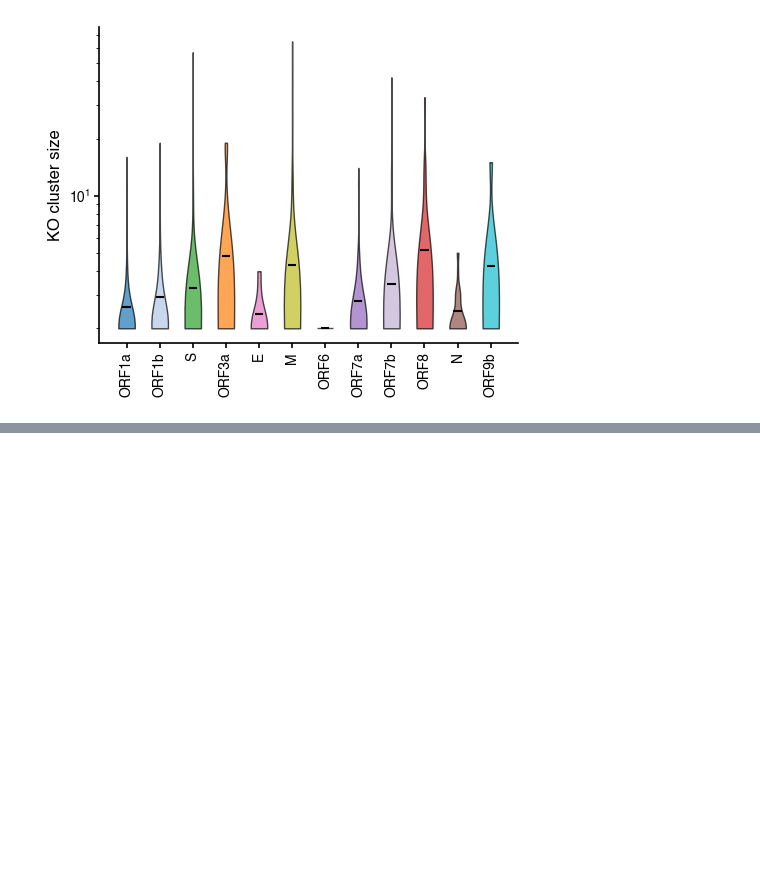
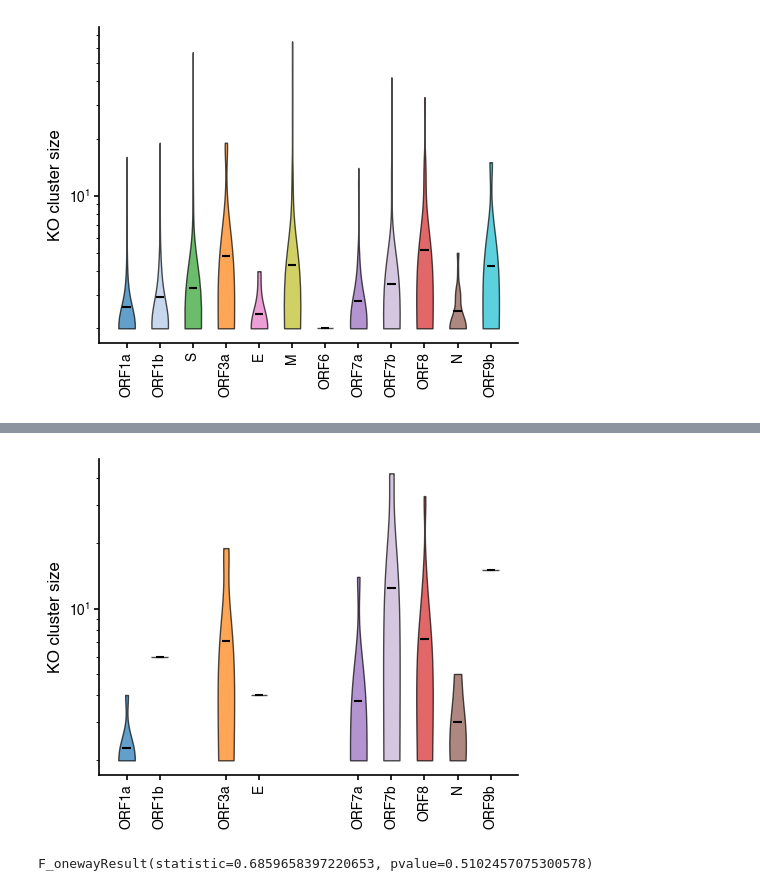
Before and after one commit to blab/ncov-orf8, a Jupyter notebook: notebooks/Fig2.ipynb, the cells around one changed output, grey strips where cells are left out. Drawn from its saved outputs; the diff is of its cells as text; code cells hidden in the pictures; blank space fills up the shorter version.

Commit message:
Check results by year

```diff
--- a/notebooks/Fig2.ipynb
+++ b/notebooks/Fig2.ipynb
@@ -615,0 +485,9 @@ F_onewayResult(statistic=0.6489590387871653, pvalue=0.584390851161913)
+# %%
+d,mean = plot_clusters(clusters_df[~((clusters_df.gene=='ORF8') & ((clusters_df.cluster==5)|(clusters_df.cluster==84)))], 'KO cluster size',koType='earlyStop')
+# %% [output]
+[figure, added]
+# %%
+len(d)
+st.f_oneway(d[2],d[5],d[6])
+# %% [output]
+F_onewayResult(statistic=0.6859658397220653, pvalue=0.5102457075300578)
```
Also changed, not shown: parts of 11 cells of this notebook, 5 other files.
